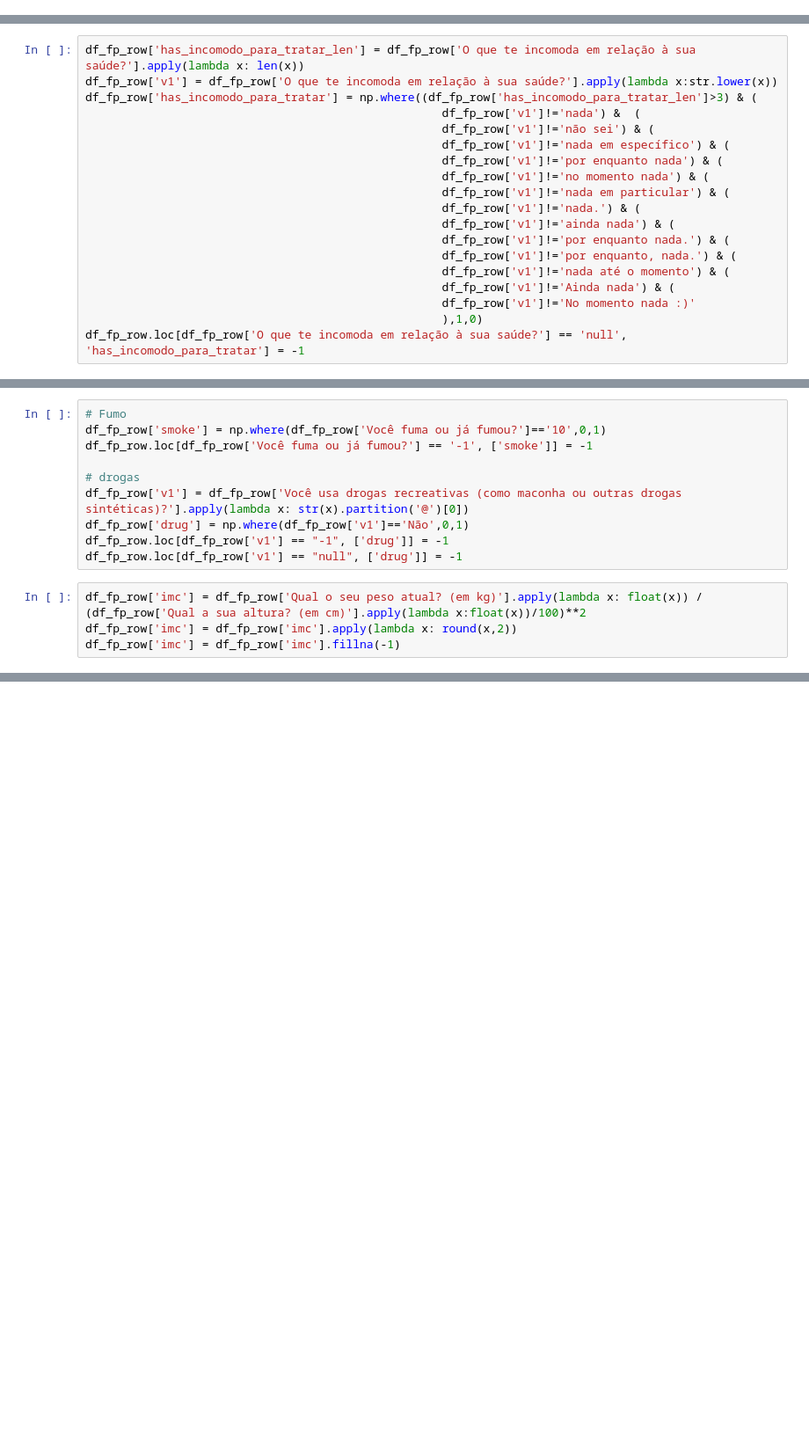
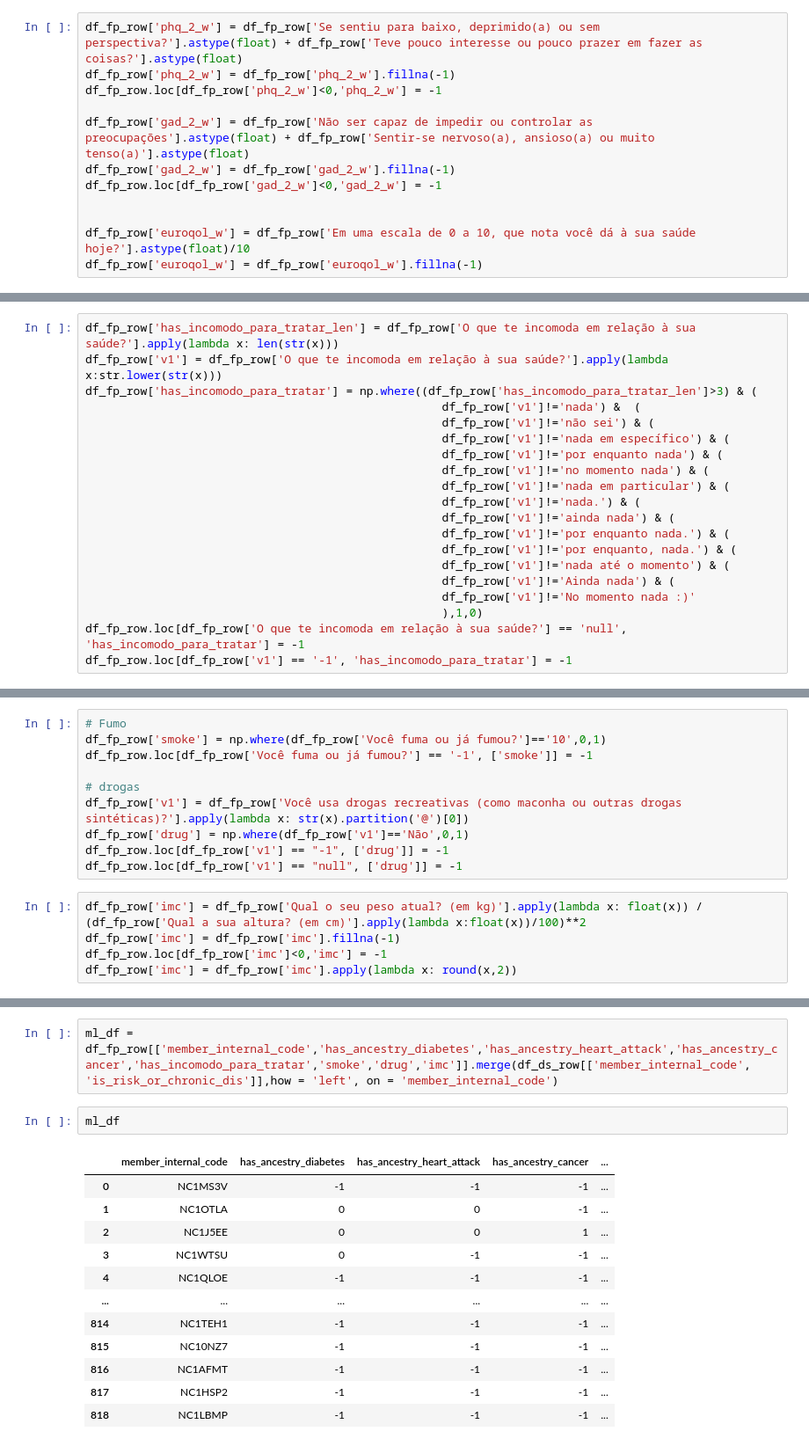
Before and after one commit to luizhsuperti/alice-coding, a Jupyter notebook: caremel_predict/notebooks/00_main.ipynb, the cells around one changed output, grey strips where cells are left out. Shown at 88% size. Cells and saved outputs as stored; diff of their text form; blank space fills up the shorter version.

```diff
--- a/caremel_predict/notebooks/00_main.ipynb
+++ b/caremel_predict/notebooks/00_main.ipynb
@@ -600,3 +645,15 @@ df_fp_row.fillna(-1, inplace=True)
+# %%
+df_fp_row['phq_2_w'] = df_fp_row['Se sentiu para baixo, deprimido(a) ou sem perspectiva?'].astype(float) + df_fp_row['Teve pouco interesse ou pouco prazer em fazer as coisas?'].astype(float)
+df_fp_row['phq_2_w'] = df_fp_row['phq_2_w'].fillna(-1)
+df_fp_row.loc[df_fp_row['phq_2_w']<0,'phq_2_w'] = -1
+
+df_fp_row['gad_2_w'] = df_fp_row['Não ser capaz de impedir ou controlar as preocupações'].astype(float) + df_fp_row['Sentir-se nervoso(a), ansioso(a) ou muito tenso(a)'].astype(float)
+df_fp_row['gad_2_w'] = df_fp_row['gad_2_w'].fillna(-1)
+df_fp_row.loc[df_fp_row['gad_2_w']<0,'gad_2_w'] = -1
+
+
+df_fp_row['euroqol_w'] = df_fp_row['Em uma escala de 0 a 10, que nota você dá à sua saúde hoje?'].astype(float)/10
+df_fp_row['euroqol_w'] = df_fp_row['euroqol_w'].fillna(-1)
 # %%
 df_fp_row['has_ancestry_blood_pressure'] = np.where((df_fp_row['Alguma dessas doenças está presente na sua família: Hipertensão arterial -  Pode selecionar todas as opções aplicáveis.'].str.contains("Avós"))|(
             df_fp_row['Alguma dessas doenças está presente na sua família: Hipertensão arterial -  Pode selecionar todas as opções aplicáveis.'].str.contains("Pai"))|(
@@ -652,8 +709,8 @@ df_fp_row.loc[(df_fp_row['has_ancestry_heart_attack0']==0)&(df_fp_row['has_ances
 df_fp_row['has_ancestry_cancer'] = np.where((df_fp_row['has_ancestry_cancer0']==1)|(df_fp_row['has_ancestry_cancer1']==1)|(df_fp_row['has_ancestry_cancer2']==1),1,-1)
 df_fp_row.loc[(df_fp_row['has_ancestry_cancer0']==0)&(df_fp_row['has_ancestry_cancer1']==0)&(df_fp_row['has_ancestry_cancer2']==0),'has_ancestry_cancer'] = 0
 # %%
-df_fp_row['has_incomodo_para_tratar_len'] = df_fp_row['O que te incomoda em relação à sua saúde?'].apply(lambda x: len(x))
-df_fp_row['v1'] = df_fp_row['O que te incomoda em relação à sua saúde?'].apply(lambda x:str.lower(x))
+df_fp_row['has_incomodo_para_tratar_len'] = df_fp_row['O que te incomoda em relação à sua saúde?'].apply(lambda x: len(str(x)))
+df_fp_row['v1'] = df_fp_row['O que te incomoda em relação à sua saúde?'].apply(lambda x:str.lower(str(x)))
 df_fp_row['has_incomodo_para_tratar'] = np.where((df_fp_row['has_incomodo_para_tratar_len']>3) & (
                                                     df_fp_row['v1']!='nada') &  (
                                                     df_fp_row['v1']!='não sei') & (
@@ -670,3 +727,4 @@ df_fp_row['has_incomodo_para_tratar'] = np.where((df_fp_row['has_incomodo_para_t
                                                     df_fp_row['v1']!='No momento nada :)'
                                                     ),1,0)
 df_fp_row.loc[df_fp_row['O que te incomoda em relação à sua saúde?'] == 'null', 'has_incomodo_para_tratar'] = -1
+df_fp_row.loc[df_fp_row['v1'] == '-1', 'has_incomodo_para_tratar'] = -1
@@ -702,5 +740,6 @@ df_fp_row.loc[df_fp_row['v1'] == "-1", ['drug']] = -1
 df_fp_row.loc[df_fp_row['v1'] == "null", ['drug']] = -1
 # %%
 df_fp_row['imc'] = df_fp_row['Qual o seu peso atual? (em kg)'].apply(lambda x: float(x)) / (df_fp_row['Qual a sua altura? (em cm)'].apply(lambda x:float(x))/100)**2
+df_fp_row['imc'] = df_fp_row['imc'].fillna(-1)
+df_fp_row.loc[df_fp_row['imc']<0,'imc'] = -1
 df_fp_row['imc'] = df_fp_row['imc'].apply(lambda x: round(x,2))
-df_fp_row['imc'] = df_fp_row['imc'].fillna(-1)
@@ -728,0 +748,17 @@ Index(['member_internal_code',
+# %%
+ml_df = df_fp_row[['member_internal_code','has_ancestry_diabetes','has_ancestry_heart_attack','has_ancestry_cancer','has_incomodo_para_tratar','smoke','drug','imc']].merge(df_ds_row[['member_internal_code', 'is_risk_or_chronic_dis']],how = 'left', on = 'member_internal_code')
+# %%
+ml_df
+# %% [output]
+|  | member_internal_code | has_ancestry_diabetes | has_ancestry_heart_attack | has_ancestry_cancer | ... |
+| 0 | NC1MS3V | -1 | -1 | -1 | ... |
+| 1 | NC1OTLA | 0 | 0 | -1 | ... |
+| 2 | NC1J5EE | 0 | 0 | 1 | ... |
+| 3 | NC1WTSU | 0 | -1 | -1 | ... |
+| 4 | NC1QLOE | -1 | -1 | -1 | ... |
+| ... | ... | ... | ... | ... | ... |
+| 814 | NC1TEH1 | -1 | -1 | -1 | ... |
+| 815 | NC10NZ7 | -1 | -1 | -1 | ... |
+| 816 | NC1AFMT | -1 | -1 | -1 | ... |
+| 817 | NC1HSP2 | -1 | -1 | -1 | ... |
+| 818 | NC1LBMP | -1 | -1 | -1 | ... |
```
Also changed, not shown: parts of 9 cells of this notebook.
